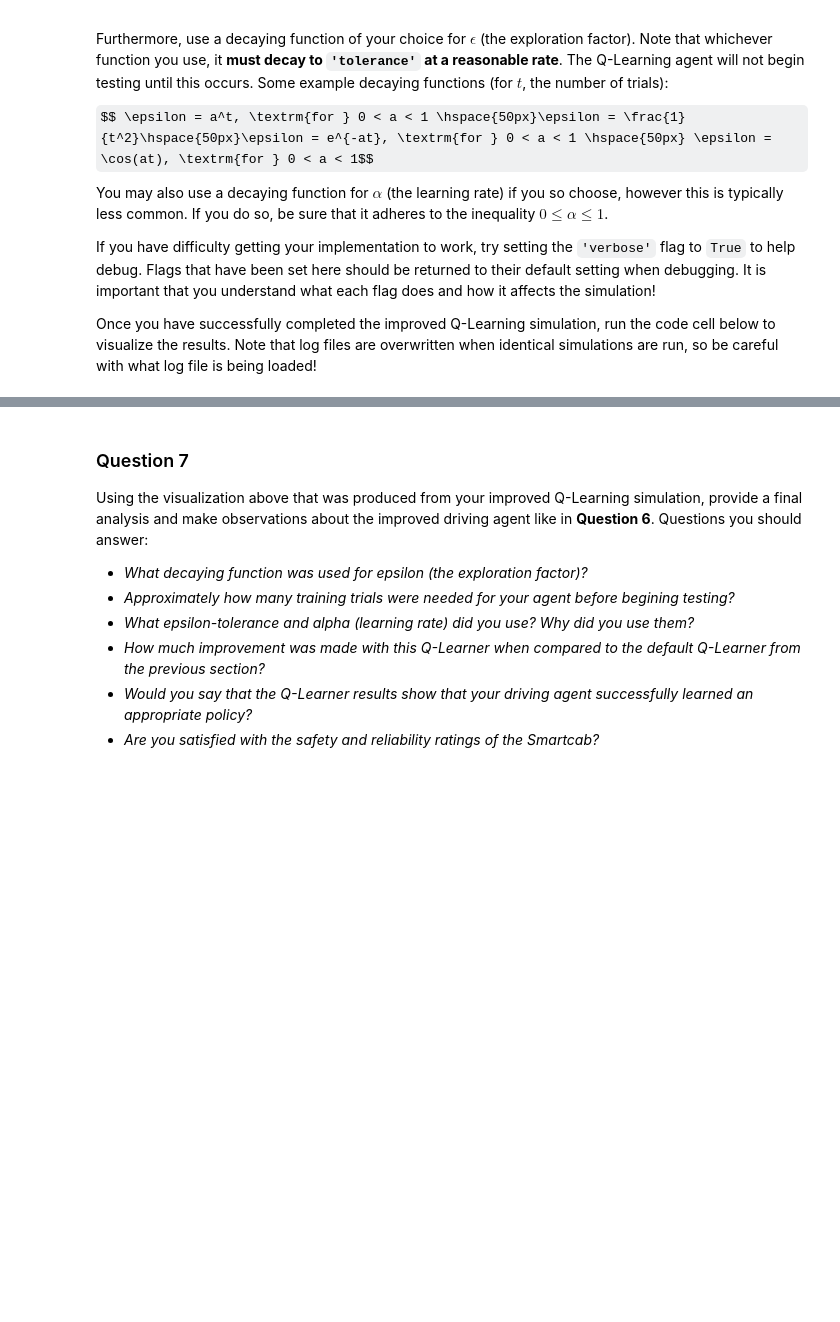
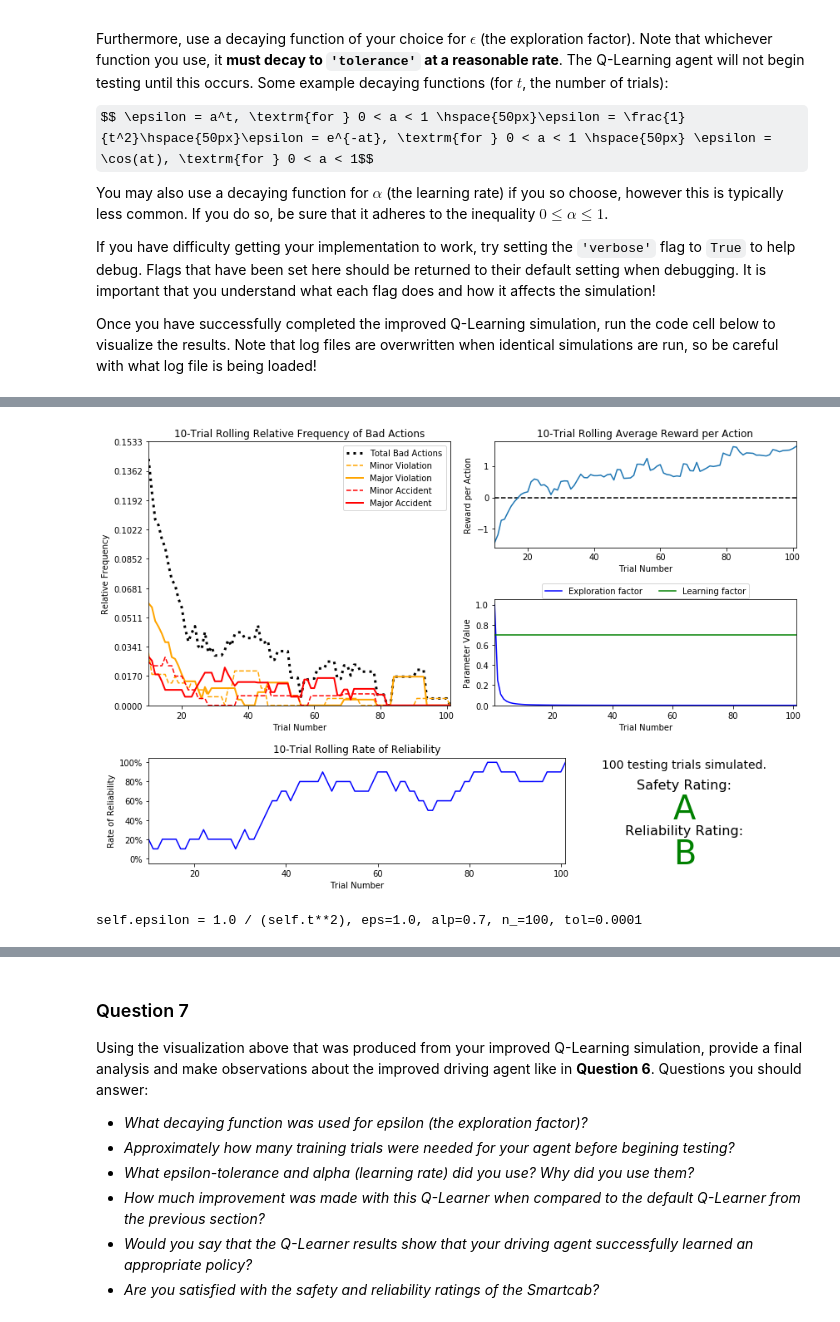
Before and after one commit to cidelab/MachineLearnResearch, a Jupyter notebook: smartcab/smartcab.ipynb, the cells around one changed output, grey strips where cells are left out. Saved outputs shown, nothing was run; the diff lists cells and outputs as text; code cells hidden in the pictures; some formulas as TeX source; blank space fills up the shorter version.

```diff
--- a/smartcab/smartcab.ipynb
+++ b/smartcab/smartcab.ipynb
@@ -267,0 +270,7 @@ vs.plot_trials('sim_improved-learning.csv')
+# %%
+# Load the 'sim_improved-learning' file from the improved Q-Learning simulation
+vs.plot_trials('sim_improved-learning-2.csv')
+print("self.epsilon = 1.0 / (self.t**2), eps=1.0, alp=0.7, n_=100, tol=0.0001")
+# %% [output]
+[figure, added]
+self.epsilon = 1.0 / (self.t**2), eps=1.0, alp=0.7, n_=100, tol=0.0001
```
Also changed, not shown: parts of 7 cells of this notebook, 23 other files.
